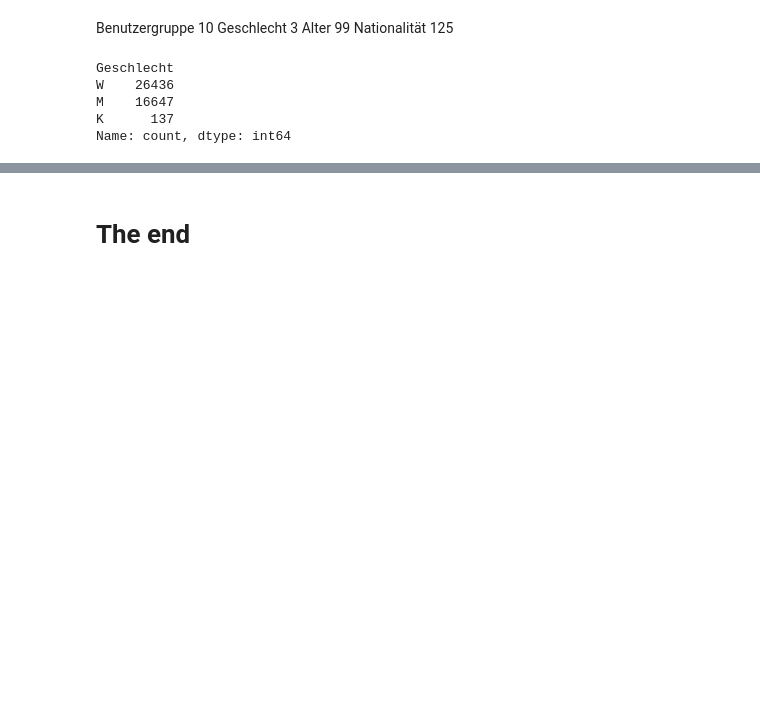
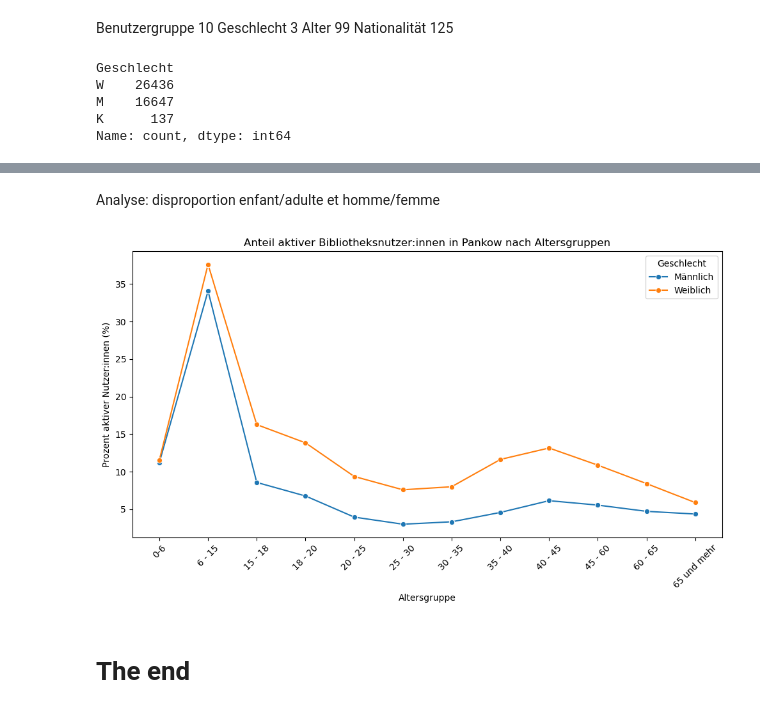
Before and after one commit to BeatriceM476/Final-project, a Jupyter notebook: LesAkt_240717_250717.ipynb, the cells around one changed output, grey strips where cells are left out. Saved outputs shown, nothing was run; the diff lists cells and outputs as text; code cells hidden in the pictures; blank space fills up the shorter version.

```diff
--- a/LesAkt_240717_250717.ipynb
+++ b/LesAkt_240717_250717.ipynb
@@ -419,2 +332,73 @@ plt.show()
+# %% [markdown]
+Analyse: disproportion enfant/adulte et homme/femme
+# %%
+# ---------------------------
+# 1️⃣ Catégoriser les âges des usagers actifs
+# ---------------------------
+age_labels = ['0-6', '6 - 15', '15 - 18', '18 - 20', '20 - 25',
+              '25 - 30', '30 - 35', '35 - 40', '40 - 45', '45 - 60',
+              '60 - 65', '65 und mehr']
+
+LesAkt_df['Altersgruppe'] = pd.cut(
+    LesAkt_df['Alter'],
+    bins=[0,6,15,18,20,25,30,35,40,45,60,65,200],
+    labels=age_labels,
+    right=False
+)
+
+# ---------------------------
+# 2️⃣ Compter les usagers actifs par tranche et sexe
+# ---------------------------
+akt_counts = LesAkt_df.groupby(['Altersgruppe','Geschlecht']).size().reset_index(name="Aktive_Nutzer")
+
+# Harmoniser Geschlecht : M → Männlich, W → Weiblich
+geschlecht_map = {"M": "Männlich", "W": "Weiblich"}
+akt_counts['Geschlecht'] = akt_counts['Geschlecht'].map(geschlecht_map)
+# S'assurer que l'index est bien une colonne
+Alter_Geschlecht_df = Alter_Geschlecht_df.reset_index().rename(columns={"index": "Altersgruppe"})
+
+# Maintenant on peut passer en long format
+pop_long = Alter_Geschlecht_df.melt(
+    id_vars="Altersgruppe",
+    value_vars=["Männlich", "Weiblich"],
+    var_name="Geschlecht",
+    value_name="Bevölkerung"
+)
+
+# ---------------------------
+# 4️⃣ Fusionner population + actifs
+# ---------------------------
+merged_df = pd.merge(
+    pop_long,
+    akt_counts,
+    on=["Altersgruppe","Geschlecht"],
+    how="left"
+).fillna(0)
+
+# ---------------------------
+# 5️⃣ Calcul du pourcentage
+# ---------------------------
+merged_df["Prozent_aktiv"] = merged_df["Aktive_Nutzer"] / merged_df["Bevölkerung"] * 100
+
+# ---------------------------
+# 6️⃣ Visualisation
+# ---------------------------
+plt.figure(figsize=(10,6))
+sns.lineplot(
+    data=merged_df,
+    x="Altersgruppe",
+    y="Prozent_aktiv",
+    hue="Geschlecht",
+    marker="o"
+)
+
+plt.title("Anteil aktiver Bibliotheksnutzer:innen in Pankow nach Altersgruppen")
+plt.xlabel("Altersgruppe")
+plt.ylabel("Prozent aktiver Nutzer:innen (%)")
+plt.xticks(rotation=45)
+plt.tight_layout()
+plt.show()
+# %% [output]
+[figure, added]
 # %% [markdown]
 # The end
```
Also changed, not shown: parts of 6 cells of this notebook, 3 other files.
